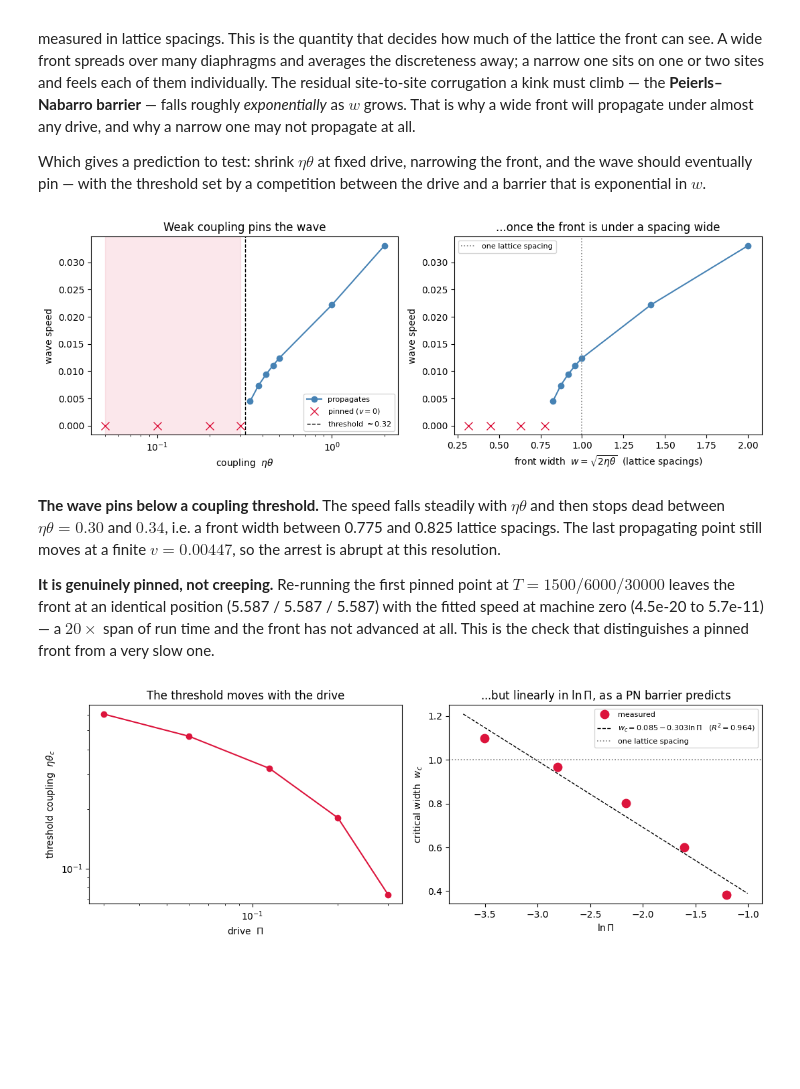
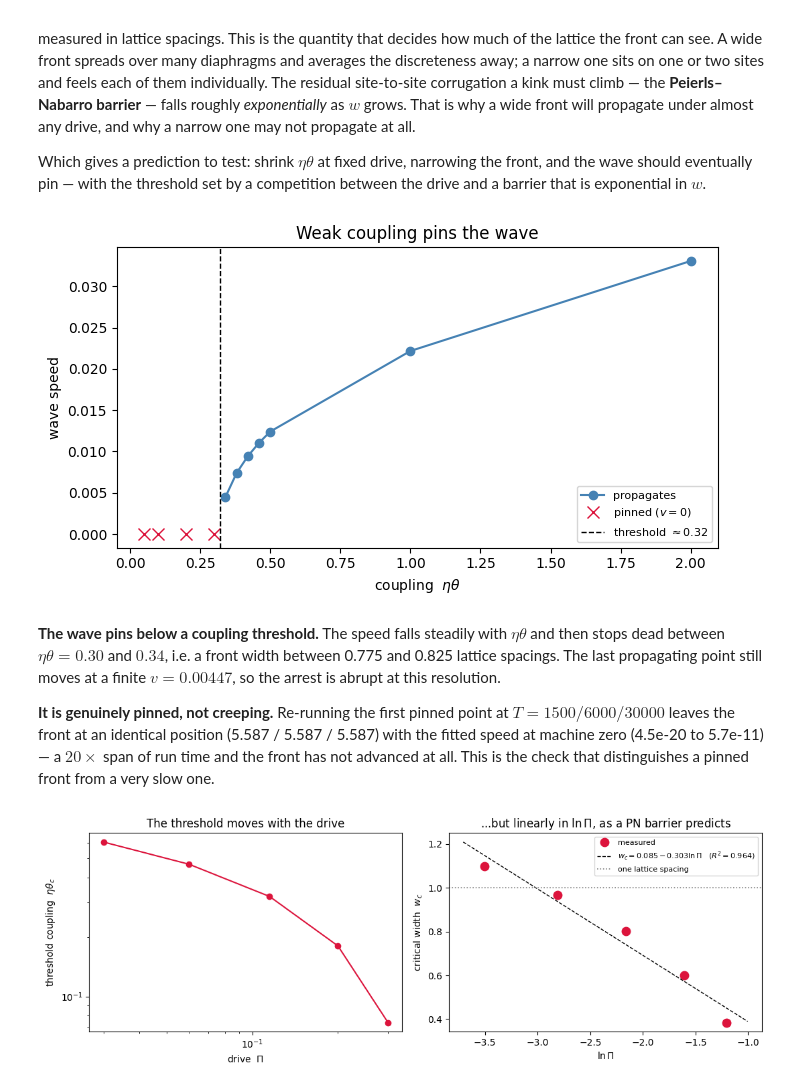
Before and after one commit to Stephang217/1D_Diaghphragms_Fluid_Model, a Jupyter notebook: dimensionless_model.ipynb, the cells around one changed output. Drawn from its saved outputs; the diff is of its cells as text; code cells hidden in the pictures; blank space fills up the shorter version.

```diff
--- a/dimensionless_model.ipynb
+++ b/dimensionless_model.ipynb
@@ -499,48 +1060,41 @@ else:
         rows.append(dict(T=T, front_end=r['pos'][-1], v_fit=r['speed']))
     df_pinT = pd.DataFrame(rows);  df_pinT.to_csv(CSV_PINT, index=False)
     print(f"Saved -> {CSV_PINT}")
 
 prop = df_pin[df_pin.propagates == 1].sort_values('eta_theta')
 pinned = df_pin[df_pin.propagates == 0].sort_values('eta_theta')
 et_hi = prop.eta_theta.min()          # slowest surviving front
 et_lo = pinned.eta_theta.max()        # fastest pinned point
 
-fig, (ax1, ax2) = plt.subplots(1, 2, figsize=(11, 4))
-ax1.plot(prop.eta_theta, prop.v_sim, 'o-', color='steelblue', label='propagates')
-ax1.plot(pinned.eta_theta, pinned.v_sim, 'x', ms=9, color='crimson', label='pinned ($v=0$)')
-ax1.axvspan(df_pin.eta_theta.min(), et_lo, color='crimson', alpha=0.10)
-ax1.axvline(np.sqrt(et_lo*et_hi), color='k', ls='--', lw=1,
+fig, ax = plt.subplots(figsize=(7, 4))
+ax.plot(prop.eta_theta, prop.v_sim, 'o-', color='steelblue', label='propagates')
+ax.plot(pinned.eta_theta, pinned.v_sim, 'x', ms=9, color='crimson', label='pinned ($v=0$)')
+ax.axvline(np.sqrt(et_lo*et_hi), color='k', ls='--', lw=1,
             label=rf'threshold $\approx{np.sqrt(et_lo*et_hi):.2f}$')
-ax1.set_xscale('log'); ax1.set_xlabel(r'coupling  $\eta\theta$')
-ax1.set_ylabel('wave speed'); ax1.set_title('Weak coupling pins the wave')
-ax1.legend(fontsize=8)
+ax.set_xlabel(r'coupling  $\eta\theta$')
+ax.set_ylabel('wave speed'); ax.set_title('Weak coupling pins the wave')
+ax.legend(fontsize=8)
 
-ax2.plot(prop.width, prop.v_sim, 'o-', color='steelblue')
-ax2.plot(pinned.width, pinned.v_sim, 'x', ms=9, color='crimson')
-ax2.axvline(1.0, color='gray', ls=':', lw=1.2, label='one lattice spacing')
-ax2.set_xlabel(r'front width  $w=\sqrt{2\eta\theta}$  (lattice spacings)')
-ax2.set_ylabel('wave speed'); ax2.set_title('...once the front is under a spacing wide')
-ax2.legend(fontsize=8)
 plt.tight_layout(); plt.savefig('figures/pinning_vs_coupling.png', dpi=120, bbox_inches='tight')
 plt.show()
 
 _ft = " / ".join(f"{p:.3f}" for p in df_pinT.front_end)
 display(Markdown(f"""
 **The wave pins below a coupling threshold.** The speed falls steadily with $\\eta\\theta$ and
 then stops dead between $\\eta\\theta = {et_lo:.2f}$ and ${et_hi:.2f}$, i.e. a front width
 between {np.sqrt(2*et_lo):.3f} and {np.sqrt(2*et_hi):.3f} lattice spacings. The last
 propagating point still moves at a finite $v = {prop.v_sim.min():.5f}$, so the arrest is abrupt
 at this resolution.
 
 **It is genuinely pinned, not creeping.** Re-running the first pinned point at
 $T = {' / '.join(str(int(t)) for t in df_pinT["T"])}$ leaves the front at an identical position
 ({_ft}) with the fitted speed at machine zero
 ({df_pinT.v_fit.abs().min():.1e} to {df_pinT.v_fit.abs().max():.1e}) — a $20\\times$ span of run
 time and the front has not advanced at all. This is the check that distinguishes a pinned
 front from a very slow one.
 """))
 # %% [output]
-[figure, old version]
+[figure, new version]
 
 **The wave pins below a coupling threshold.** The speed falls steadily with $\eta\theta$ and
 then stops dead between $\eta\theta = 0.30$ and $0.34$, i.e. a front width
```
Also changed, not shown: parts of 15 cells of this notebook, 22 other files.
